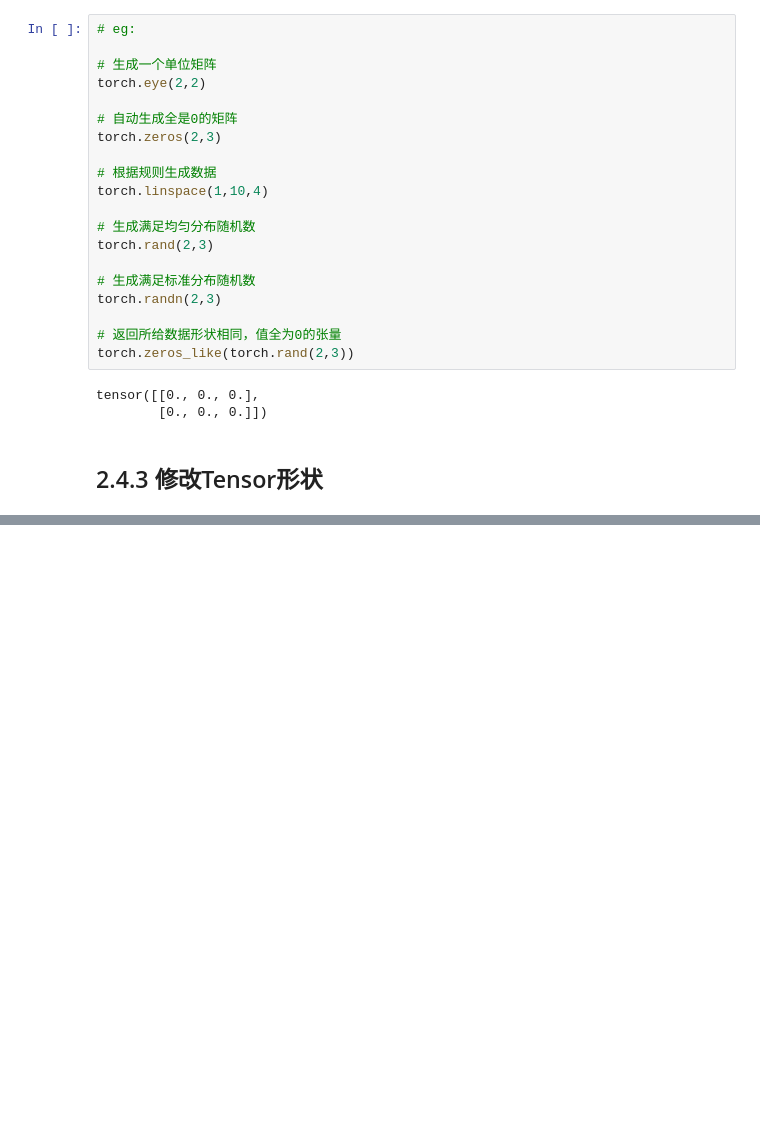
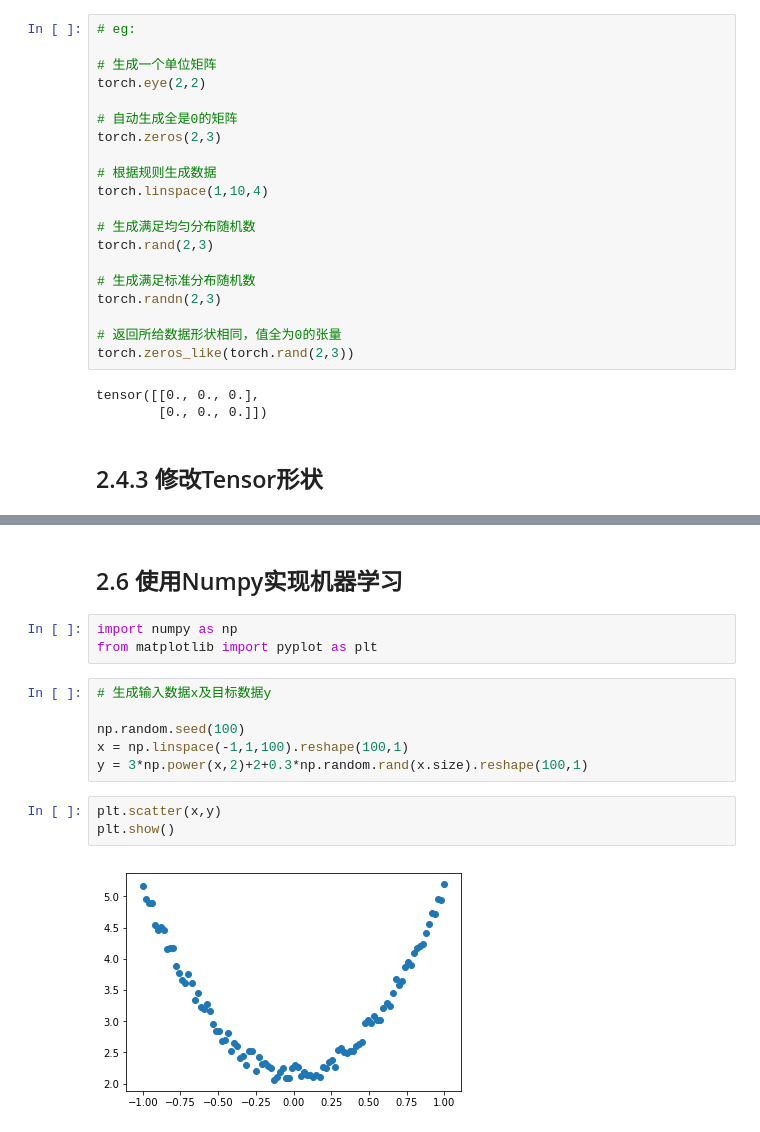
Before and after one commit to xieyipeng/DeepLearning, a Jupyter notebook: pytorch-scratch/ch02/pytorch-basic.ipynb, the cells around one changed output, grey strips where cells are left out. Cells and saved outputs as stored; diff of their text form; blank space fills up the shorter version.

```diff
--- a/pytorch-scratch/ch02/pytorch-basic.ipynb
+++ b/pytorch-scratch/ch02/pytorch-basic.ipynb
@@ -134,0 +445,16 @@ tensor([[0., 0., 0.],
+# %% [markdown]
+## 2.6 使用Numpy实现机器学习
+# %%
+import numpy as np
+from matplotlib import pyplot as plt
+# %%
+# 生成输入数据x及目标数据y
+
+np.random.seed(100)
+x = np.linspace(-1,1,100).reshape(100,1)
+y = 3*np.power(x,2)+2+0.3*np.random.rand(x.size).reshape(100,1)
+# %%
+plt.scatter(x,y)
+plt.show()
+# %% [output]
+[figure, added]
```
Also changed, not shown: parts of 26 cells of this notebook, 4 other files.
